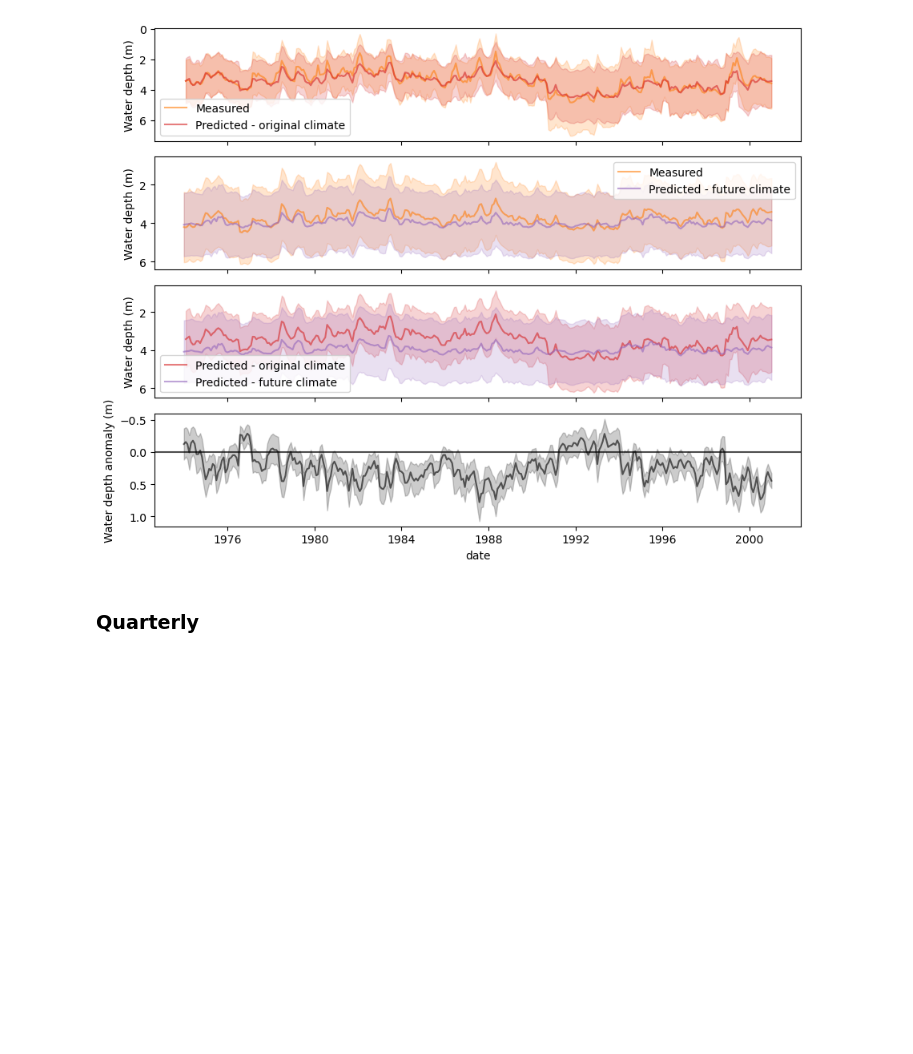
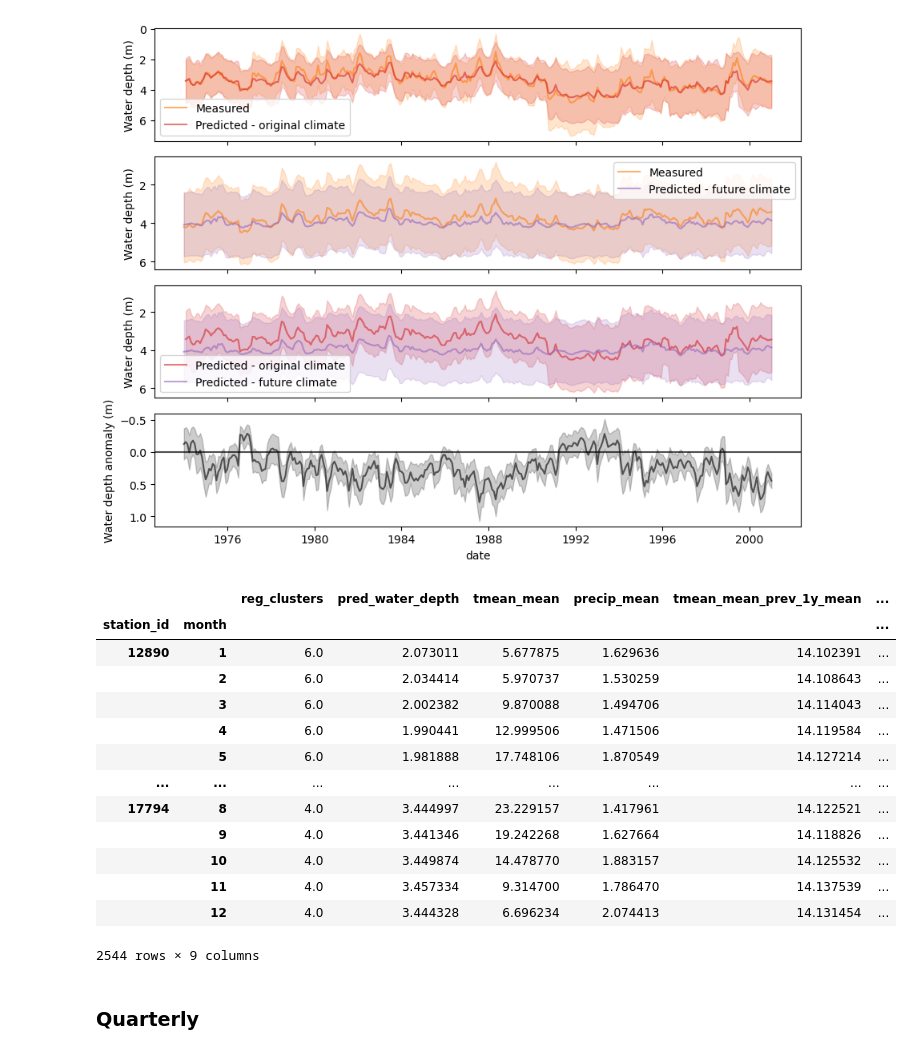
Before and after one commit to silandkyan/predict_groundwater, a Jupyter notebook: analyse_predictions.ipynb, the cells around one changed output. Cells and saved outputs as stored; diff of their text form; code cells hidden in the pictures; blank space fills up the shorter version.

```diff
--- a/analyse_predictions.ipynb
+++ b/analyse_predictions.ipynb
@@ -171,6 +174,24 @@ pred_filtered = pred.loc[pred['reg_clusters'] == cl]
 plot_compare_scenario(past_filtered, base_filtered, pred_filtered)
 # %% [output]
 [figure]
+# %%
+pred['month'] = pred['date'].dt.to_period('M').dt.month
+pred.loc[:, pred.columns != 'geometry'].groupby(by=['station_id', 'month']).mean()
+# %% [output]
+|  |  | reg_clusters | pred_water_depth | tmean_mean | precip_mean | tmean_mean_prev_1y_mean | ... |
+| station_id | month |  |  |  |  |  | ... |
+| 12890 | 1 | 6.0 | 2.073011 | 5.677875 | 1.629636 | 14.102391 | ... |
+|  | 2 | 6.0 | 2.034414 | 5.970737 | 1.530259 | 14.108643 | ... |
+|  | 3 | 6.0 | 2.002382 | 9.870088 | 1.494706 | 14.114043 | ... |
+|  | 4 | 6.0 | 1.990441 | 12.999506 | 1.471506 | 14.119584 | ... |
+|  | 5 | 6.0 | 1.981888 | 17.748106 | 1.870549 | 14.127214 | ... |
+| ... | ... | ... | ... | ... | ... | ... | ... |
+| 17794 | 8 | 4.0 | 3.444997 | 23.229157 | 1.417961 | 14.122521 | ... |
+|  | 9 | 4.0 | 3.441346 | 19.242268 | 1.627664 | 14.118826 | ... |
+|  | 10 | 4.0 | 3.449874 | 14.478770 | 1.883157 | 14.125532 | ... |
+|  | 11 | 4.0 | 3.457334 | 9.314700 | 1.786470 | 14.137539 | ... |
+|  | 12 | 4.0 | 3.444328 | 6.696234 | 2.074413 | 14.131454 | ... |
+2544 rows × 9 columns
 # %% [markdown]
 ### Quarterly
 # %%
```
Also changed, not shown: parts of 6 cells of this notebook, 2 other files.
